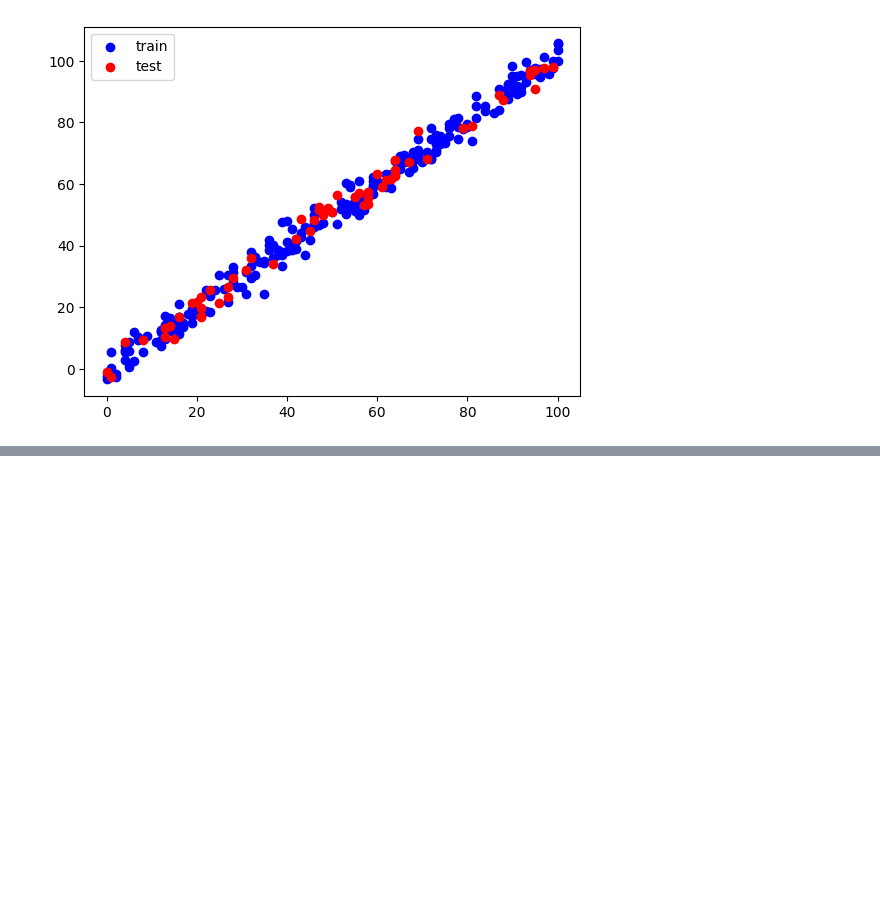
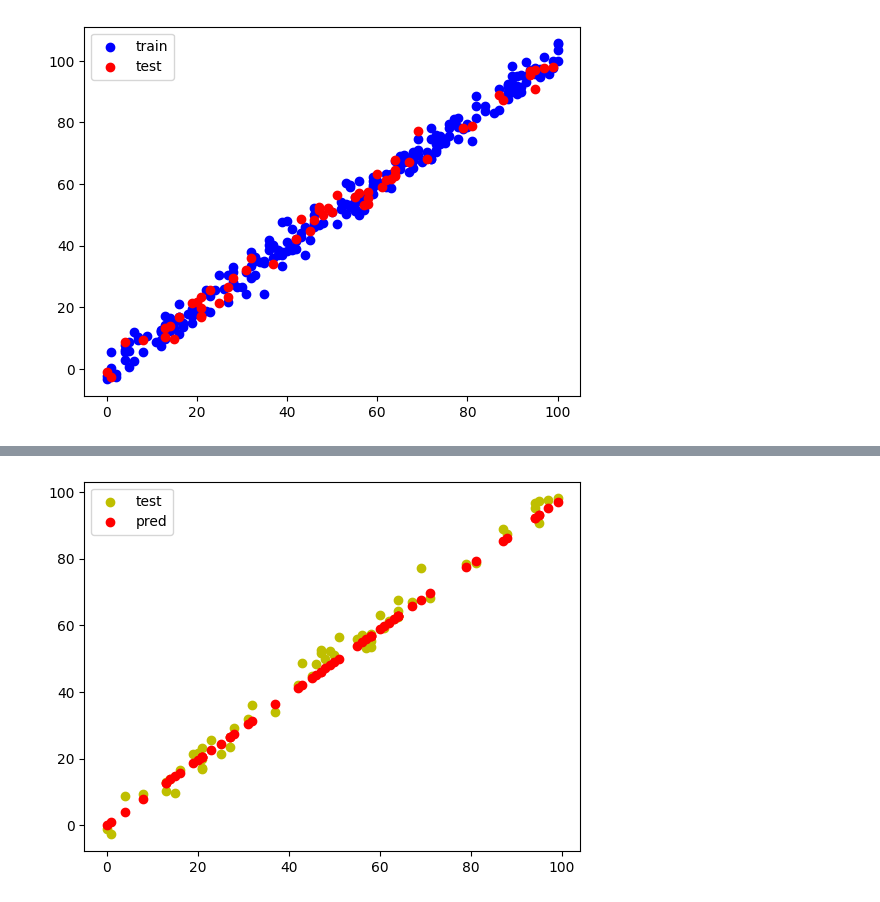
Before and after one commit to Ravindu-Pathirana/Deep_Neural_Network_Tutorial, a Jupyter notebook: Regression_DNN.ipynb, the cells around one changed output, grey strips where cells are left out. Saved outputs shown, nothing was run; the diff lists cells and outputs as text; code cells hidden in the pictures; blank space fills up the shorter version.

```diff
--- a/Regression_DNN.ipynb
+++ b/Regression_DNN.ipynb
@@ -105,0 +108,14 @@ plt.show()
+# %%
+#create a model
+model = tf.keras.Sequential([
+    tf.keras.layers.Dense(64, input_shape=[1], ),
+    tf.keras.layers.Dense(10),
+    tf.keras.layers.Dense(1)
+])
+
+#compile model
+model.compile(loss = tf.keras.losses.mae,
+              optimizer = tf.keras.optimizers.Adam(learning_rate = 0.01),
+              metrics=['mae'])
+#Train model
+model.fit(tf.expand_dims(x_train,axis=1), y_train, epochs =4 )
@@ -105,0 +149,2 @@ plt.show()
+# %%
+y_pred = model.predict(x_test)
@@ -105,0 +171,7 @@ plt.show()
+# %%
+plt.scatter(x_test, y_test, c='y', label='test')
+plt.scatter(x_test, y_pred, c='r', label='pred')
+plt.legend()
+plt.show()
+# %% [output]
+[figure, added]
```
Also changed, not shown: parts of 12 cells of this notebook.
